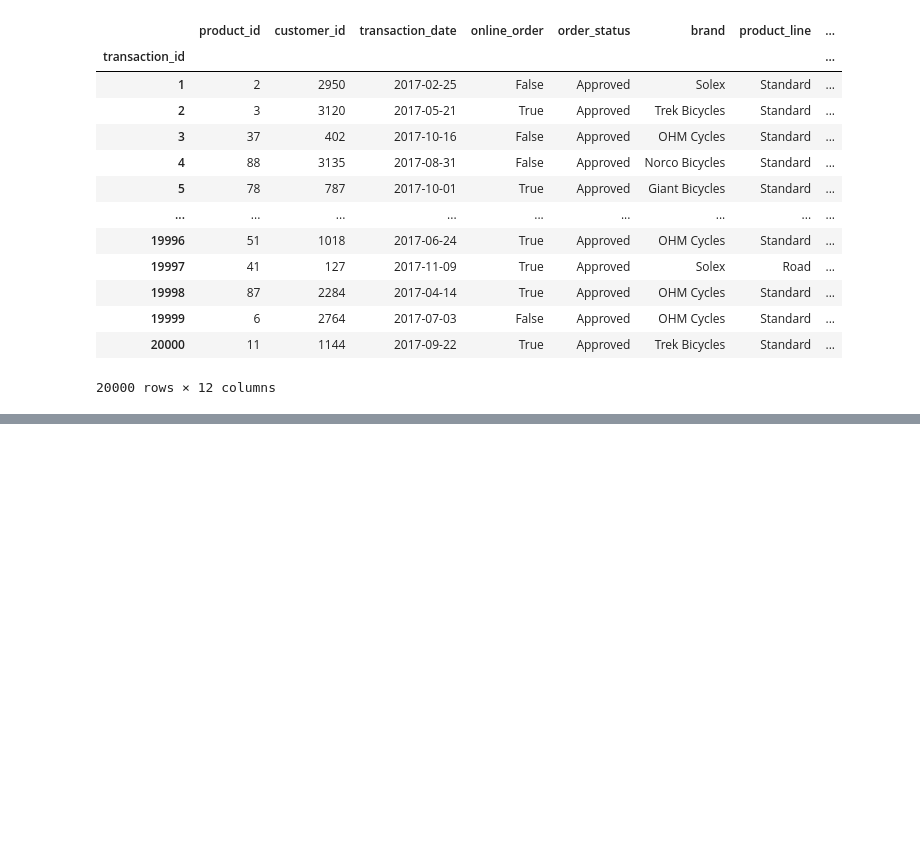
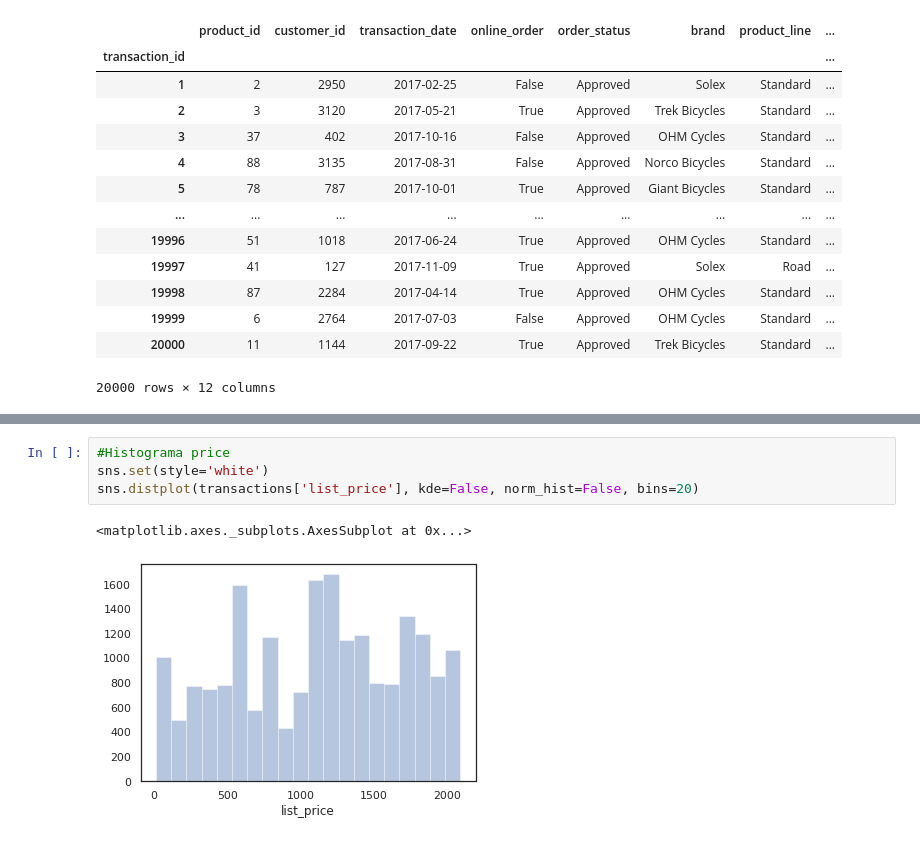
Before and after one commit to ErnestoReyes27/Data_Analytics_Aplicado_a_Tienda_de_Bicis, a Jupyter notebook: Proyecto_Prototype.ipynb, the cells around one changed output, grey strips where cells are left out. Drawn from its saved outputs; the diff is of its cells as text; blank space fills up the shorter version.

```diff
--- a/Proyecto_Prototype.ipynb
+++ b/Proyecto_Prototype.ipynb
@@ -46,0 +150,7 @@ transactions
+# %%
+#Histograma price
+sns.set(style='white')
+sns.distplot(transactions['list_price'], kde=False, norm_hist=False, bins=20)
+# %% [output]
+<matplotlib.axes._subplots.AxesSubplot at 0x...>
+[figure, added]
```
Also changed, not shown: parts of 52 cells of this notebook.
